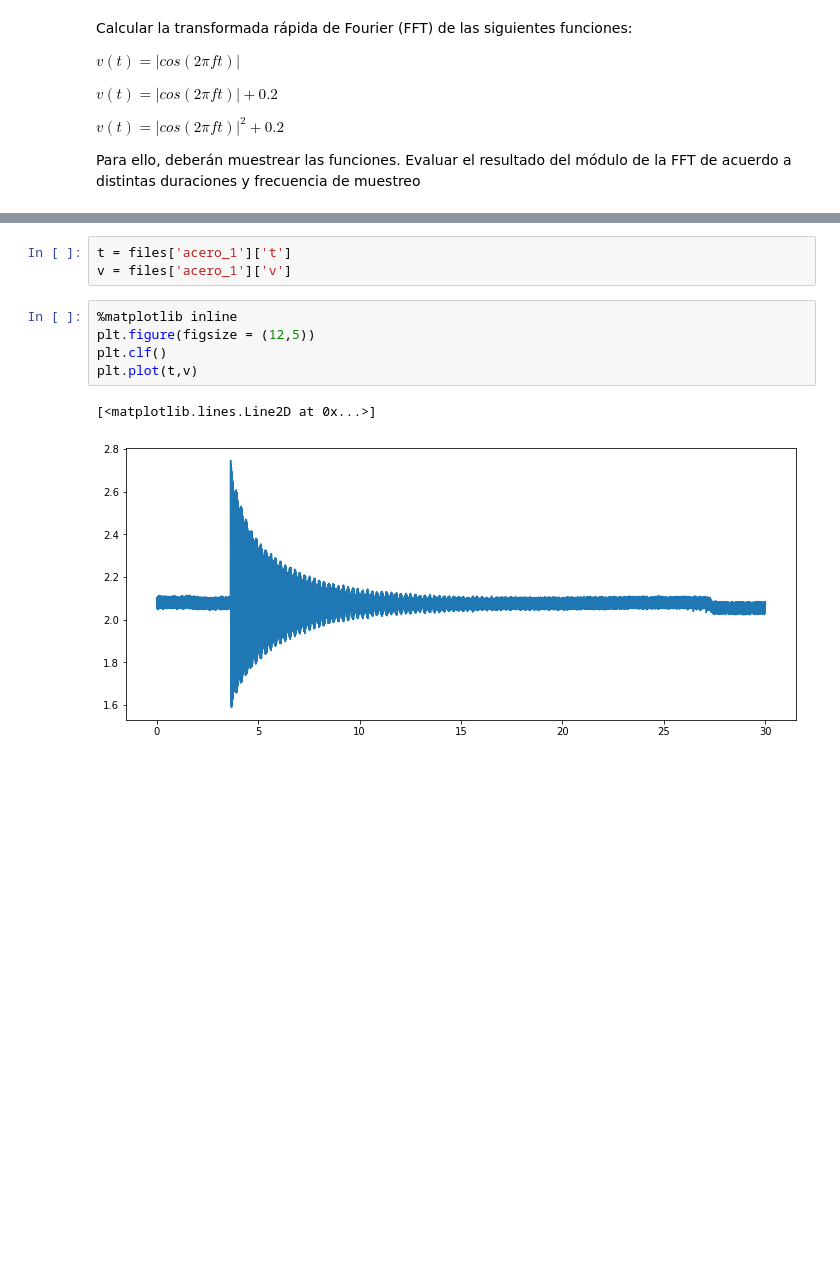
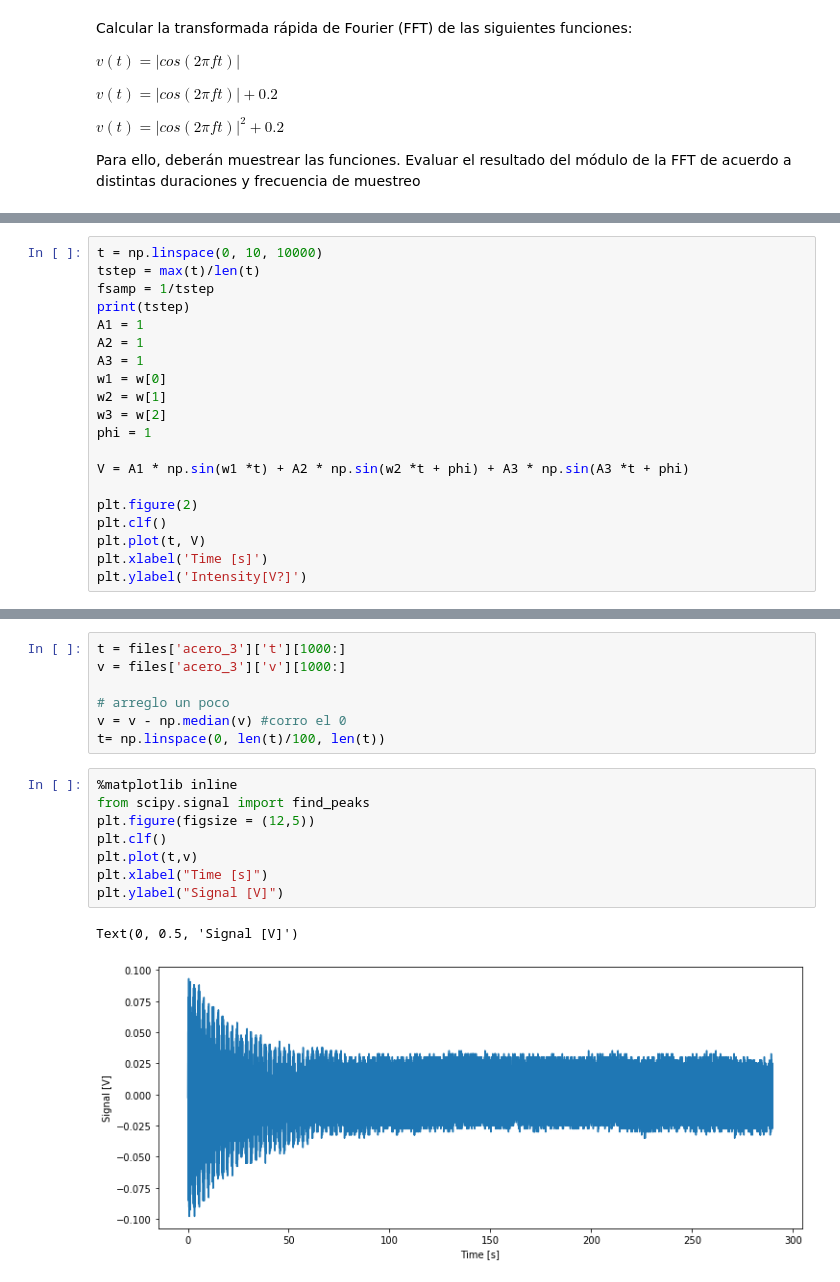
Before and after one commit to LunaKadysz/Laboratorio-4, a Jupyter notebook: Practica3/Practica3.ipynb, the cells around one changed output, grey strips where cells are left out. Cells and saved outputs as stored; diff of their text form; blank space fills up the shorter version.

```diff
--- a/Practica3/Practica3.ipynb
+++ b/Practica3/Practica3.ipynb
@@ -174,0 +211,20 @@ http://materias.df.uba.ar/l4a2021c1/files/2021/03/actividades_clase_03.pdf
+# %%
+t = np.linspace(0, 10, 10000)
+tstep = max(t)/len(t)
+fsamp = 1/tstep
+print(tstep)
+A1 = 1
+A2 = 1
+A3 = 1
+w1 = w[0]
+w2 = w[1]
+w3 = w[2]
+phi = 1
+
+V = A1 * np.sin(w1 *t) + A2 * np.sin(w2 *t + phi) + A3 * np.sin(A3 *t + phi)
+
+plt.figure(2)
+plt.clf()
+plt.plot(t, V)
+plt.xlabel('Time [s]')
+plt.ylabel('Intensity[V?]')
@@ -189,14 +248,21 @@ for i,file in enumerate(os.listdir('data')):
         v = [float(f[i + 1]) for i in range(0,len(f),2)]
         files[name]['t'] = np.array(t)
         files[name]['v'] = np.array(v)
-# %%
-t = files['acero_1']['t']
-v = files['acero_1']['v']
+# %%
+t = files['acero_3']['t'][1000:]
+v = files['acero_3']['v'][1000:]
+
+# arreglo un poco
+v = v - np.median(v) #corro el 0
+t= np.linspace(0, len(t)/100, len(t))
 # %%
 %matplotlib inline
+from scipy.signal import find_peaks
 plt.figure(figsize = (12,5))
 plt.clf()
 plt.plot(t,v)
+plt.xlabel("Time [s]")
+plt.ylabel("Signal [V]")
 # %% [output]
-[<matplotlib.lines.Line2D at 0x...>]
+Text(0, 0.5, 'Signal [V]')
-[figure, old version]
+[figure, new version]
```
Also changed, not shown: parts of 16 cells of this notebook, 2 other files.
